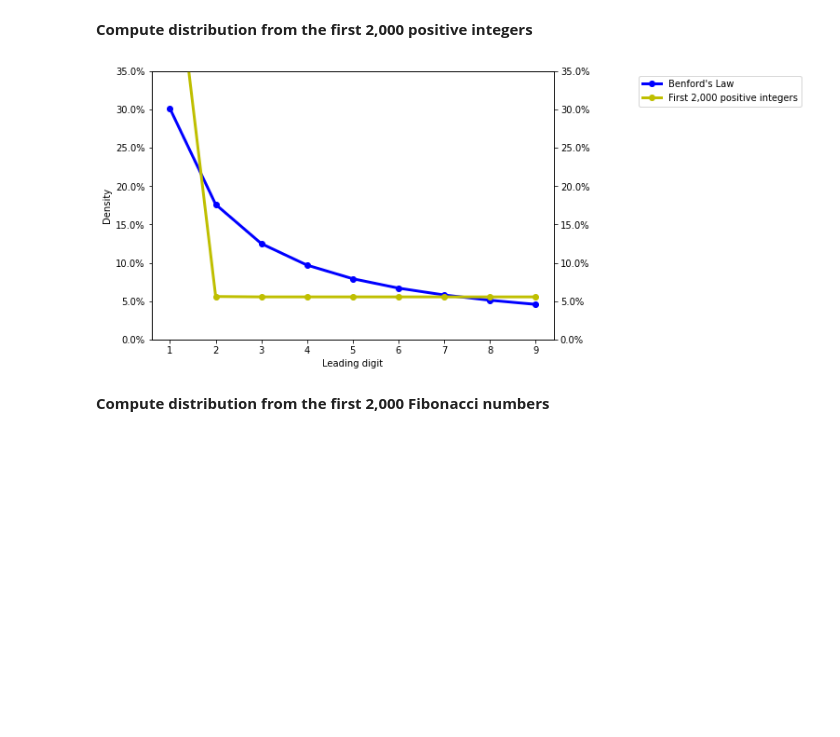
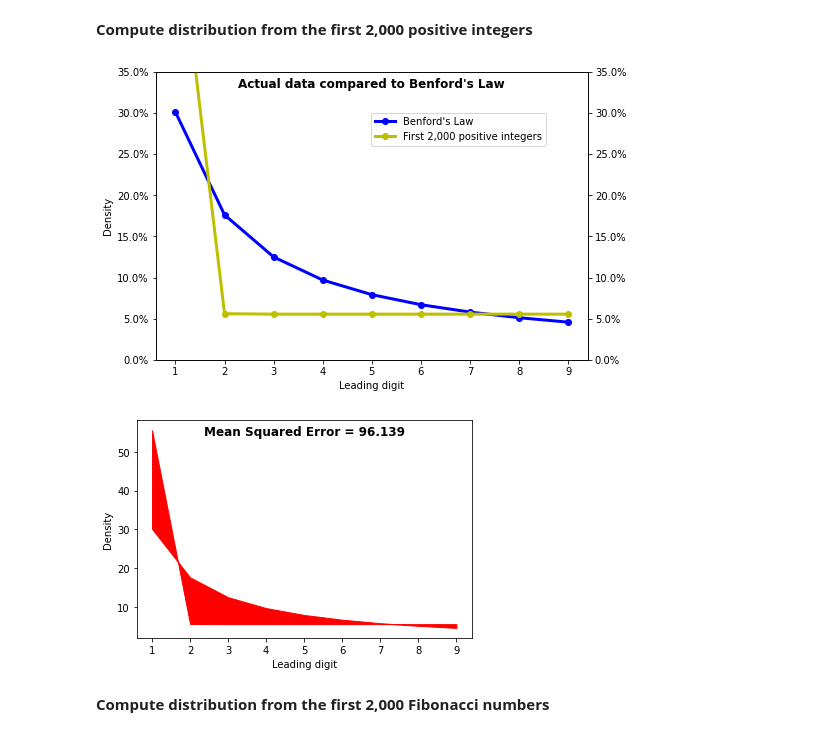
Before and after one commit to joshimar/ml, a Jupyter notebook: benford-s-law.ipynb, the cells around one changed output. Saved outputs shown, nothing was run; the diff lists cells and outputs as text; code cells hidden in the pictures; blank space fills up the shorter version.

Commit message:
Kaggle Notebook | Benford's Law | Version 4

```diff
--- a/benford-s-law.ipynb
+++ b/benford-s-law.ipynb
@@ -74,6 +74,9 @@ def generate_fibonacci_density(samples):
 
     return compute_density(count)
 
+def mean_squared_error(expected, predicted):
+    return np.square(np.subtract(expected, predicted)).mean()
+
 def print_data(actual, datalabel):
     x = np.arange(1, 10)
     x_benfords_law = np.array(list(map(benfords_law, x)))
@@ -92,8 +95,20 @@ def print_data(actual, datalabel):
     a2.yaxis.set_major_formatter(mtick.PercentFormatter())
     a2.set_ylim([0, 35])
 
-    fig.legend(labels = ('Benford\'s Law', datalabel), bbox_to_anchor=(1.2, 1.0), loc='upper left')
+    fig.legend(labels = ('Benford\'s Law', datalabel), bbox_to_anchor=(.7, .8), loc='center')
+    fig.suptitle("Actual data compared to Benford's Law",fontweight='bold')
     plt.show()
+
+def print_delta(actual, datalabel):
+    x = np.arange(1, 10)
+    x_benfords_law = np.array(list(map(benfords_law, x)))
+
+    fig, ax = plt.subplots()
+    ax.fill_between(x, x_benfords_law, actual, color='red')
+    ax.set_ylabel('Density')
+    ax.set_xlabel('Leading digit')
+    MSE = mean_squared_error(x_benfords_law, actual)
+    ax.set_title('Mean Squared Error = '+"{:.3f}".format(MSE), y=1.0, pad=-15, fontweight="bold")
 # %% [markdown]
 **Load the bank statements data into a pandas data frame**
 # %%
@@ -114,9 +129,11 @@ data.describe()
 # %%
 actual = generate_digits_density(2000)
 datalabel = 'First 2,000 positive integers'
 print_data(actual, datalabel)
+print_delta(actual, datalabel)
 # %% [output]
-[figure, old version]
+[figure, new version]
+[figure, added]
 # %% [markdown]
 **Compute distribution from the first 2,000 Fibonacci numbers**
 # %%
```
Also changed, not shown: parts of 2 cells of this notebook.
